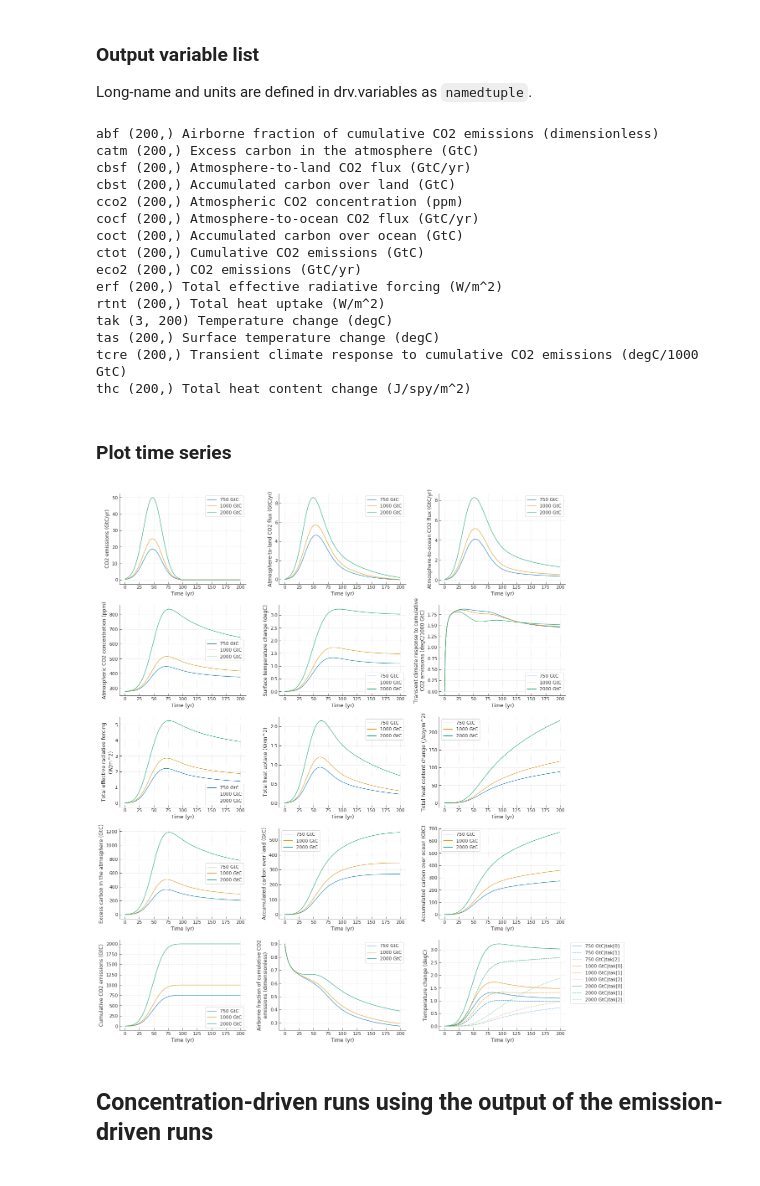
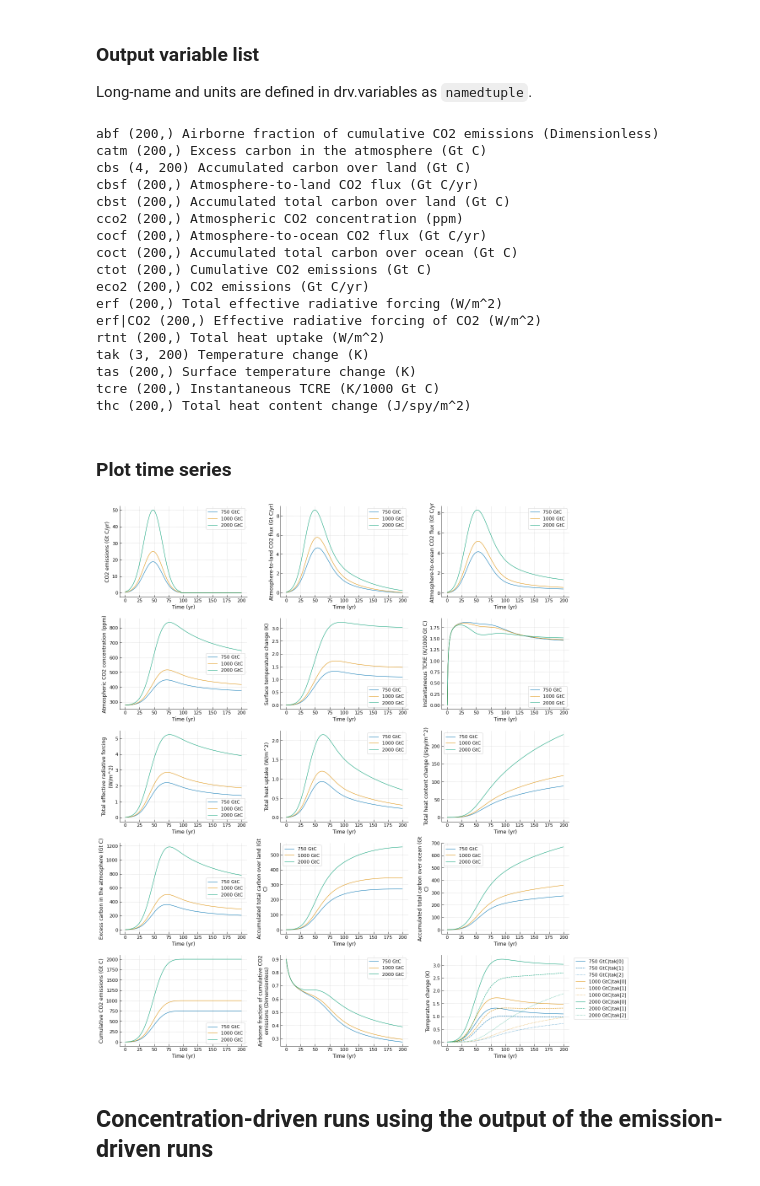
Before and after one commit to tsutsui1872/mce, a Jupyter notebook: notebook/t_driver.ipynb, the cells around one changed output. Drawn from its saved outputs; the diff is of its cells as text; code cells hidden in the pictures.

```diff
--- a/notebook/t_driver.ipynb
+++ b/notebook/t_driver.ipynb
@@ -13,3 +16,5 @@ from IPython.display import display
+# %%
+myplt = PlotBase()
 # %% [markdown]
 ##  Time series plotting function used in this example
 # %%
@@ -18,11 +23,9 @@ def plot_timeseries(times, rets, labels, variables, vnames=[], **kw):
     if not vnames:
         vnames = list(ret0)
 
-    kw_plotspace = {
-        'col': kw.get('col', 3),
-        'kw_space': kw.get('kw_space', {'wspace': 1.1}),
-    }
-    p1 = wrap_plotspace(len(vnames), **kw_plotspace)
+    kw_space = kw.get('kw_space', {'wspace': 1.1})
+    col = kw.get('col', 3)
+    myplt.init_regular(len(vnames), col, kw_space=kw_space)
 
     n = 0
     vnames2 = []
@@ -32,7 +35,7 @@ def plot_timeseries(times, rets, labels, variables, vnames=[], **kw):
             vnames2.append(vn)
             continue
 
-        ax = p1.figure.axes[n]
+        ax = myplt(n)
 
         for time, ret, label in zip(times, rets, labels):
             ax.plot(time, ret[vn], label=label)
@@ -43,12 +46,11 @@ def plot_timeseries(times, rets, labels, variables, vnames=[], **kw):
             '{} ({})'.format(*variables[vn]), 40
         )))
         ax.grid()
-        p1.despine(ax)
 
         n = n+1
 
     for vn in vnames2:
-        ax = p1.figure.axes[n]
+        ax = myplt(n)
 
         for time, ret, label in zip(times, rets, labels):
             for k in range(3):
@@ -67,10 +69,7 @@ def plot_timeseries(times, rets, labels, variables, vnames=[], **kw):
             ax.legend(loc='upper left', bbox_to_anchor=(1.02, 1.))
 
         ax.grid()
-        p1.despine(ax)
         n = n+1
-
-    return p1
 # %% [markdown]
 ## Create bell-shaped CO<sub>2</sub> emissions time series as an example.
 
@@ -114,9 +114,8 @@ The driver requires time points in years and annual emissions in GtC/yr at the p
 time = dfin.index.values
 rets_edrv = []
 
-for i in range(dfin.shape[1]):
-    eco2 = dfin.iloc[:, i].values
-    drv = Driver(time, eco2=eco2)
+for k, d1 in dfin.items():
+    drv = Driver(time, eco2=d1.values)
     rets_edrv.append(drv.run())
 # %% [markdown]
 ### Output variable list
@@ -127,34 +126,36 @@ ret0 = rets_edrv[0]
 for k in sorted(ret0):
     print(k, ret0[k].shape, '{} ({})'.format(*drv.variables[k]))
 # %% [output]
-abf (200,) Airborne fraction of cumulative CO2 emissions (dimensionless)
-catm (200,) Excess carbon in the atmosphere (GtC)
-cbsf (200,) Atmosphere-to-land CO2 flux (GtC/yr)
-cbst (200,) Accumulated carbon over land (GtC)
+abf (200,) Airborne fraction of cumulative CO2 emissions (Dimensionless)
+catm (200,) Excess carbon in the atmosphere (Gt C)
+cbs (4, 200) Accumulated carbon over land (Gt C)
+cbsf (200,) Atmosphere-to-land CO2 flux (Gt C/yr)
+cbst (200,) Accumulated total carbon over land (Gt C)
 cco2 (200,) Atmospheric CO2 concentration (ppm)
-cocf (200,) Atmosphere-to-ocean CO2 flux (GtC/yr)
-coct (200,) Accumulated carbon over ocean (GtC)
-ctot (200,) Cumulative CO2 emissions (GtC)
-eco2 (200,) CO2 emissions (GtC/yr)
+cocf (200,) Atmosphere-to-ocean CO2 flux (Gt C/yr)
+coct (200,) Accumulated total carbon over ocean (Gt C)
+ctot (200,) Cumulative CO2 emissions (Gt C)
+eco2 (200,) CO2 emissions (Gt C/yr)
 erf (200,) Total effective radiative forcing (W/m^2)
+erf|CO2 (200,) Effective radiative forcing of CO2 (W/m^2)
 rtnt (200,) Total heat uptake (W/m^2)
-tak (3, 200) Temperature change (degC)
-tas (200,) Surface temperature change (degC)
-tcre (200,) Transient climate response to cumulative CO2 emissions (degC/1000 GtC)
+tak (3, 200) Temperature change (K)
+tas (200,) Surface temperature change (K)
+tcre (200,) Instantaneous TCRE (K/1000 Gt C)
 thc (200,) Total heat content change (J/spy/m^2)
 # %% [markdown]
 ### Plot time series
 # %%
 vnames = [
     'eco2', 'cbsf', 'cocf',
     'cco2', 'tas', 'tcre',
     'erf', 'rtnt', 'thc',
     'catm', 'cbst', 'coct',
     'ctot', 'abf', 'tak',
 ]
-p1 = plot_timeseries([drv.time]*3, rets_edrv, list(dfin), drv.variables, vnames)
+plot_timeseries([drv.time]*3, rets_edrv, list(dfin), drv.variables, vnames)
 # %% [output]
-[figure, old version]
+[figure, new version]
 # %% [markdown]
 ## Concentration-driven runs using the output of the emission-driven runs
 # %%
```
Also changed, not shown: parts of 4 cells of this notebook, 2 other files.
